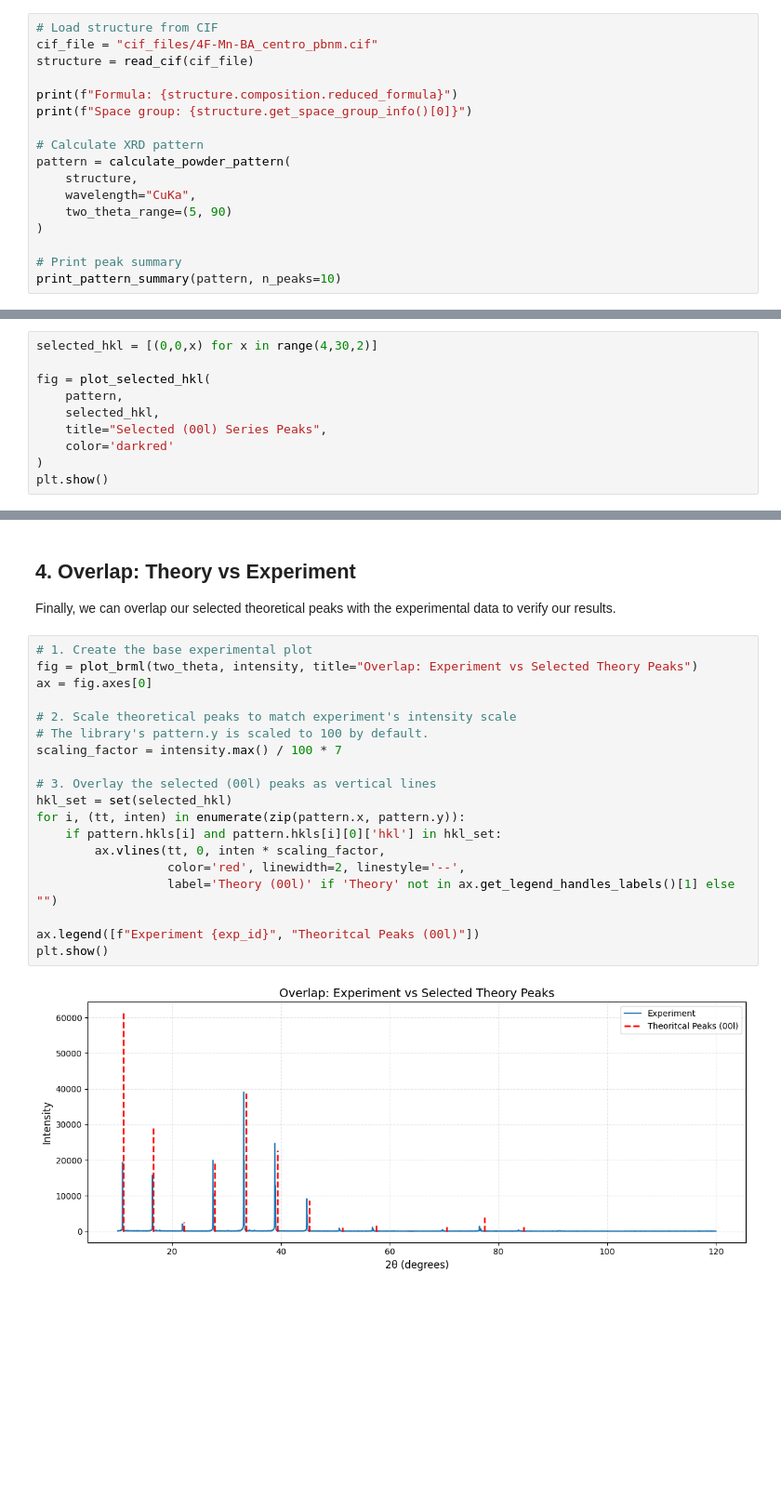
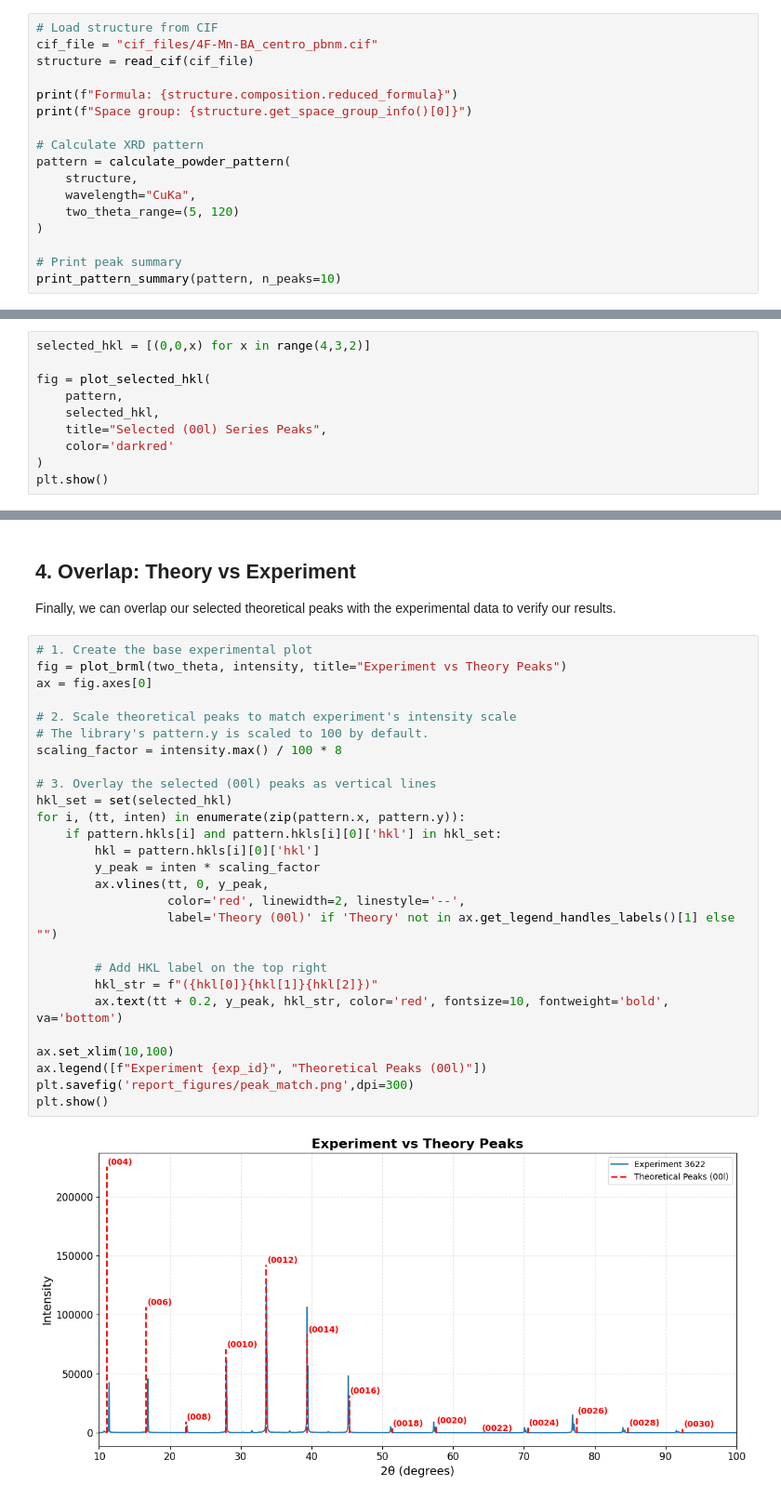
Before and after one commit to AlbertRyu/PowderXRD_Analyzer, a Jupyter notebook: example.ipynb, the cells around one changed output, grey strips where cells are left out. Shown at 93% size. Drawn from its saved outputs; the diff is of its cells as text; blank space fills up the shorter version.

```diff
--- a/example.ipynb
+++ b/example.ipynb
@@ -34,7 +35,7 @@ print(f"Space group: {structure.get_space_group_info()[0]}")
 pattern = calculate_powder_pattern(
     structure,
     wavelength="CuKa",
-    two_theta_range=(5, 90)
+    two_theta_range=(5, 120)
 )
 
 # Print peak summary
@@ -86,7 +87,7 @@ Loaded 5449 data points.
 
 Sometimes we only want to see a specific series of peaks, such as the (00l) reflections.
 # %%
-selected_hkl = [(0,0,x) for x in range(4,30,2)]
+selected_hkl = [(0,0,x) for x in range(4,3,2)]
 
 fig = plot_selected_hkl(
     pattern,
@@ -103,22 +104,30 @@ plt.show()
 Finally, we can overlap our selected theoretical peaks with the experimental data to verify our results.
 # %%
 # 1. Create the base experimental plot
-fig = plot_brml(two_theta, intensity, title="Overlap: Experiment vs Selected Theory Peaks")
+fig = plot_brml(two_theta, intensity, title="Experiment vs Theory Peaks")
 ax = fig.axes[0]
 
 # 2. Scale theoretical peaks to match experiment's intensity scale
 # The library's pattern.y is scaled to 100 by default.
-scaling_factor = intensity.max() / 100 * 7
+scaling_factor = intensity.max() / 100 * 8
 
 # 3. Overlay the selected (00l) peaks as vertical lines
 hkl_set = set(selected_hkl)
 for i, (tt, inten) in enumerate(zip(pattern.x, pattern.y)):
     if pattern.hkls[i] and pattern.hkls[i][0]['hkl'] in hkl_set:
-        ax.vlines(tt, 0, inten * scaling_factor,
+        hkl = pattern.hkls[i][0]['hkl']
+        y_peak = inten * scaling_factor
+        ax.vlines(tt, 0, y_peak,
                   color='red', linewidth=2, linestyle='--',
                   label='Theory (00l)' if 'Theory' not in ax.get_legend_handles_labels()[1] else "")
 
-ax.legend([f"Experiment {exp_id}", "Theoritcal Peaks (00l)"])
+        # Add HKL label on the top right
+        hkl_str = f"({hkl[0]}{hkl[1]}{hkl[2]})"
+        ax.text(tt + 0.2, y_peak, hkl_str, color='red', fontsize=10, fontweight='bold', va='bottom')
+
+ax.set_xlim(10,100)
+ax.legend([f"Experiment {exp_id}", "Theoretical Peaks (00l)"])
+plt.savefig('report_figures/peak_match.png',dpi=300)
 plt.show()
 # %% [output]
-[figure, old version]
+[figure, new version]
```
Also changed, not shown: parts of 10 cells of this notebook, 22 other files.
